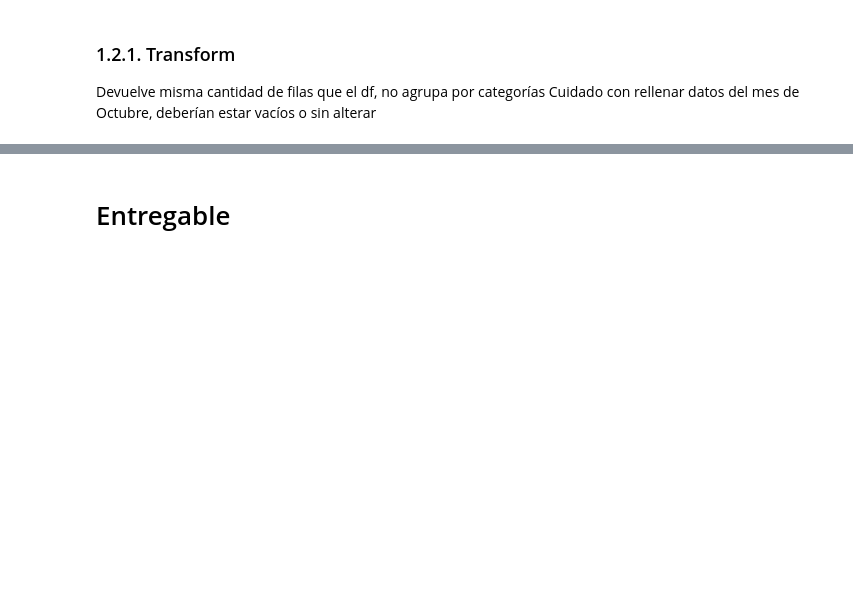
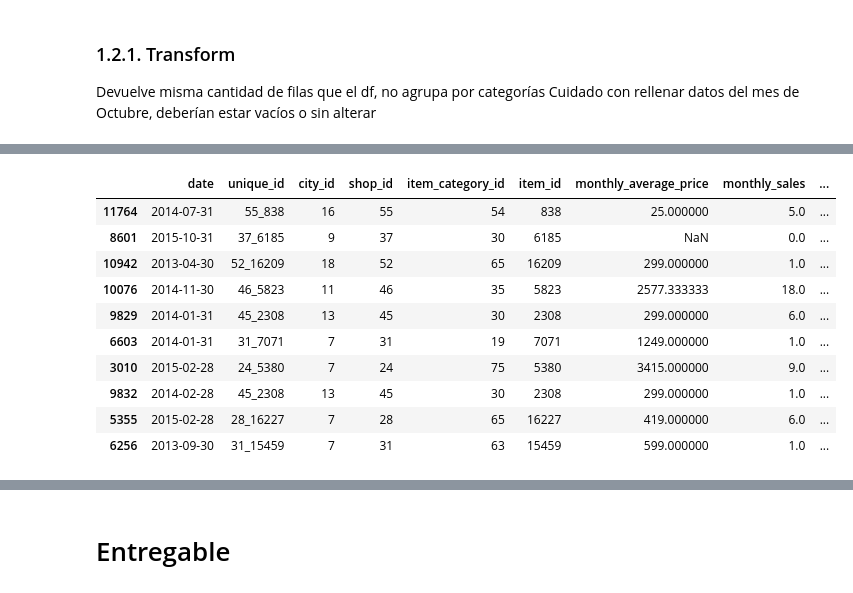
Before and after one commit to Ehunankakoa/nuclio-datascience_AI, a Jupyter notebook: Entregable_3/benchmark.ipynb, the cells around one changed output, grey strips where cells are left out. Cells and saved outputs as stored; diff of their text form; code cells hidden in the pictures; blank space fills up the shorter version.

```diff
--- a/Entregable_3/benchmark.ipynb
+++ b/Entregable_3/benchmark.ipynb
@@ -217,0 +266,24 @@ df["monthly_average_price_bf"] = df.groupby(["unique_id"])["monthly_average_pric
+# %%
+# Resample: ventas por city_id y mes anterior
+
+city_monthly_sales = (
+    df
+    .set_index("date")
+    .groupby(["city_id"])
+    .resample("ME")
+    ["monthly_sales"]
+    .sum()
+    .reset_index()
+)
+
+# lag de 1 mes en city_montly_sales
+city_monthly_sales["monthly_sales_lag1"] = city_monthly_sales.groupby("city_id")["monthly_sales"].transform(
+    lambda series: series.shift(1)
+)
+city_monthly_sales["monthly_sales_lag2"] = city_monthly_sales.groupby("city_id")["monthly_sales"].transform(
+    lambda series: series.shift(2)
+)
+city_monthly_sales["monthly_sales_lag3"] = city_monthly_sales.groupby("city_id")["monthly_sales"].transform(
+    lambda series: series.shift(3)
+)
+city_monthly_sales
@@ -217,0 +304,22 @@ df["monthly_average_price_bf"] = df.groupby(["unique_id"])["monthly_average_pric
+# %%
+# hacemos merge con el df original para tener la variable de ventas por city_id y mes anterior en el df original
+df = pd.merge(
+    left = df,
+    right = city_monthly_sales.drop(columns=["monthly_sales"]),
+    how="left",
+    on=["date", "city_id"]
+)
+# %%
+df.sample(10)
+# %% [output]
+|  | date | unique_id | city_id | shop_id | item_category_id | item_id | monthly_average_price | monthly_sales | ... |
+| 11764 | 2014-07-31 | 55_838 | 16 | 55 | 54 | 838 | 25.000000 | 5.0 | ... |
+| 8601 | 2015-10-31 | 37_6185 | 9 | 37 | 30 | 6185 | NaN | 0.0 | ... |
+| 10942 | 2013-04-30 | 52_16209 | 18 | 52 | 65 | 16209 | 299.000000 | 1.0 | ... |
+| 10076 | 2014-11-30 | 46_5823 | 11 | 46 | 35 | 5823 | 2577.333333 | 18.0 | ... |
+| 9829 | 2014-01-31 | 45_2308 | 13 | 45 | 30 | 2308 | 299.000000 | 6.0 | ... |
+| 6603 | 2014-01-31 | 31_7071 | 7 | 31 | 19 | 7071 | 1249.000000 | 1.0 | ... |
+| 3010 | 2015-02-28 | 24_5380 | 7 | 24 | 75 | 5380 | 3415.000000 | 9.0 | ... |
+| 9832 | 2014-02-28 | 45_2308 | 13 | 45 | 30 | 2308 | 299.000000 | 1.0 | ... |
+| 5355 | 2015-02-28 | 28_16227 | 7 | 28 | 65 | 16227 | 419.000000 | 6.0 | ... |
+| 6256 | 2013-09-30 | 31_15459 | 7 | 31 | 63 | 15459 | 599.000000 | 1.0 | ... |
```
Also changed, not shown: parts of 10 cells of this notebook.
